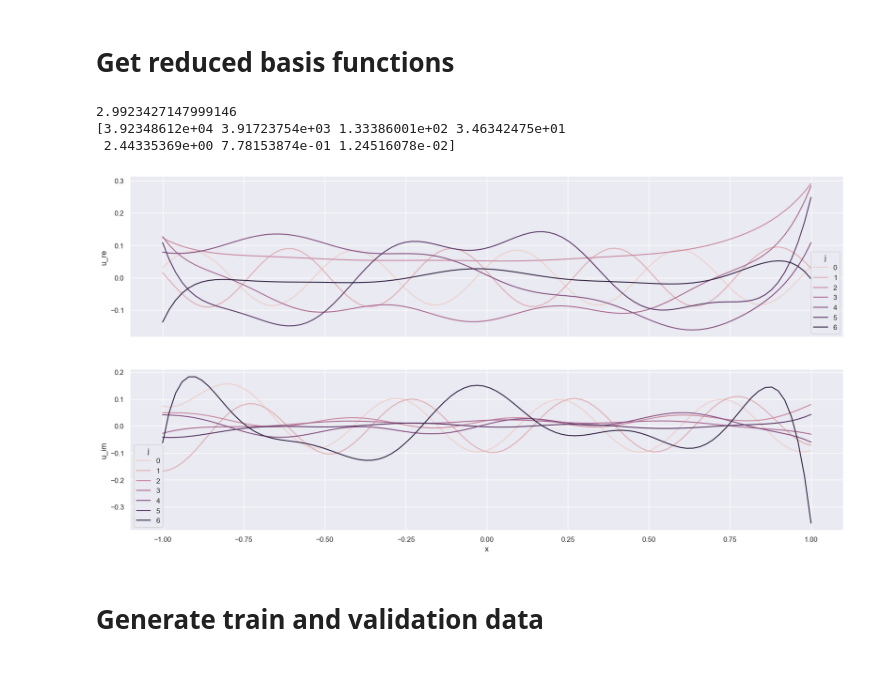
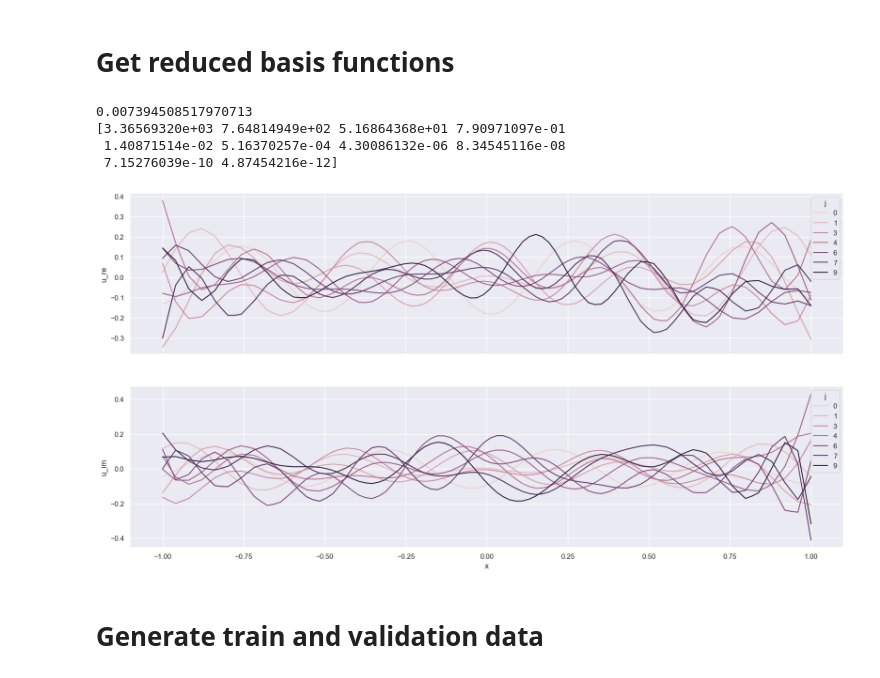
Before and after one commit to sprmsv/POD-NN, a Jupyter notebook: experiments.ipynb, the cells around one changed output. Cells and saved outputs as stored; diff of their text form; code cells hidden in the pictures.

```diff
--- a/experiments.ipynb
+++ b/experiments.ipynb
@@ -13,16 +15,20 @@ from src.utils.helpers import PairDataset
 # %%
 sns.set_theme()
 # %%
-def get_solution(u, bases):
+def get_sol(u, bases):
     assert len(u) == len(bases)
     return lambda x: np.sum([u[i] * bases[i](x) for i in range(len(bases))], axis=0)
+
+def get_der(u, bases):
+    assert len(u) == len(bases)
+    return lambda x: np.sum([u[i] * bases[i].deriv(1)(x) for i in range(len(bases))], axis=0)
 # %%
 def plot_bases(S, bases):
 
     xs = np.linspace(-1, 1, 100)
     us = []
     # MODIFY: Combine these two loops
-    sols = [get_solution(S[:, j], bases) for j in range(S.shape[1])]
+    sols = [get_sol(S[:, j], bases) for j in range(S.shape[1])]
     for idx, sol in enumerate(sols):
         us.append(sol(xs))
 
@@ -88,26 +105,24 @@ plot_bases(S=S_bas, bases=solver.bases)
 # %% [markdown]
 # Get reduced basis functions
 # %%
-L = 7
+L = 10
 
 assert L <= np.linalg.matrix_rank(S_bas)
 pod = mr.compute_POD_arrays_snaps_method(
     S_bas,
     list(mr.range(L))
 )
 V = pod.modes
-
-# CHECK: Is it okay? If not, I need to implement POD
-print(np.linalg.norm(V.T @ V - np.identity(V.shape[1])))
-
+print(np.linalg.norm(V.conj().T @ V - np.identity(V.shape[1])))
 print(pod.eigvals[:L])
 
 plot_bases(S=V, bases=solver.bases)
 # %% [output]
-2.9923427147999146
-[3.92348612e+04 3.91723754e+03 1.33386001e+02 3.46342475e+01
- 2.44335369e+00 7.78153874e-01 1.24516078e-02]
+0.007394508517970713
+[3.36569320e+03 7.64814949e+02 5.16864368e+01 7.90971097e-01
+ 1.40871514e-02 5.16370257e-04 4.30086132e-06 8.34545116e-08
+ 7.15276039e-10 4.87454216e-12]
-[figure, old version]
+[figure, new version]
 # %% [markdown]
 # Generate train and validation data
 # %%
```
Also changed, not shown: parts of 22 cells of this notebook, 2 other files.
